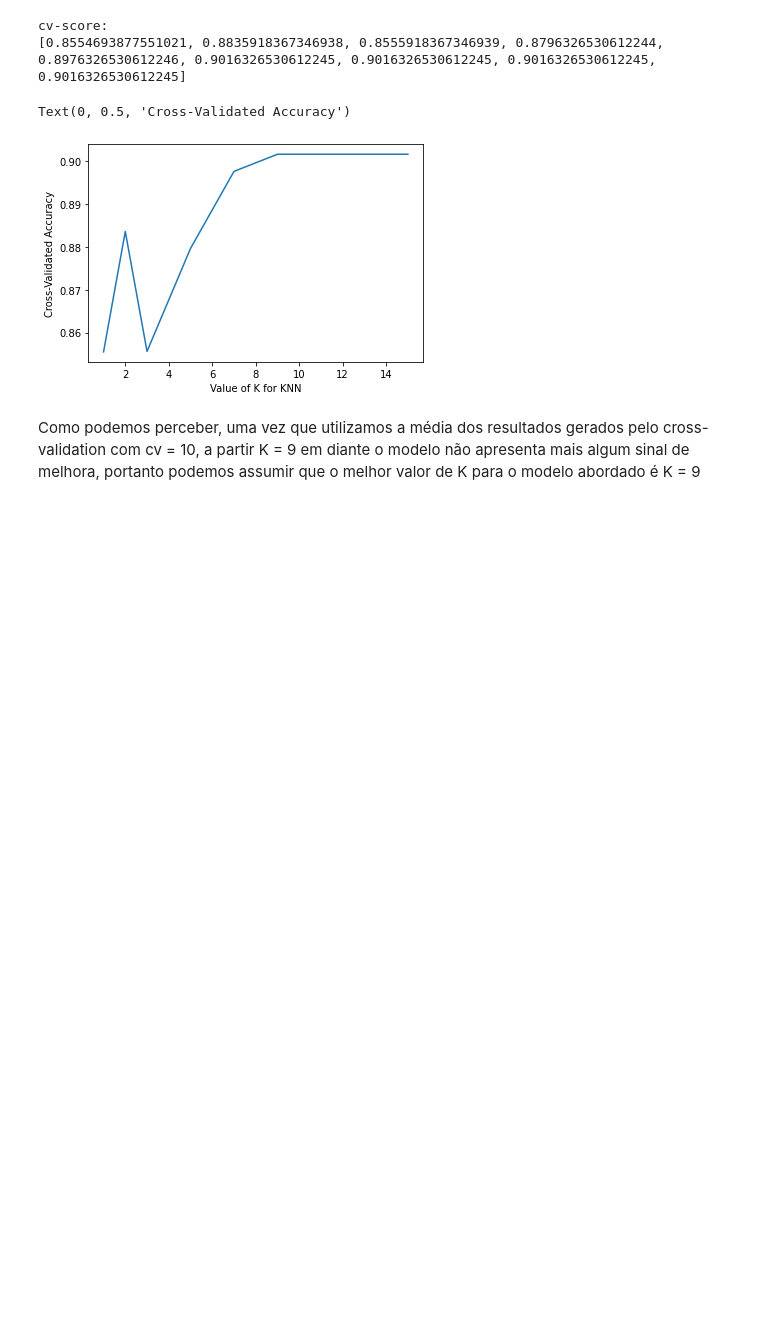
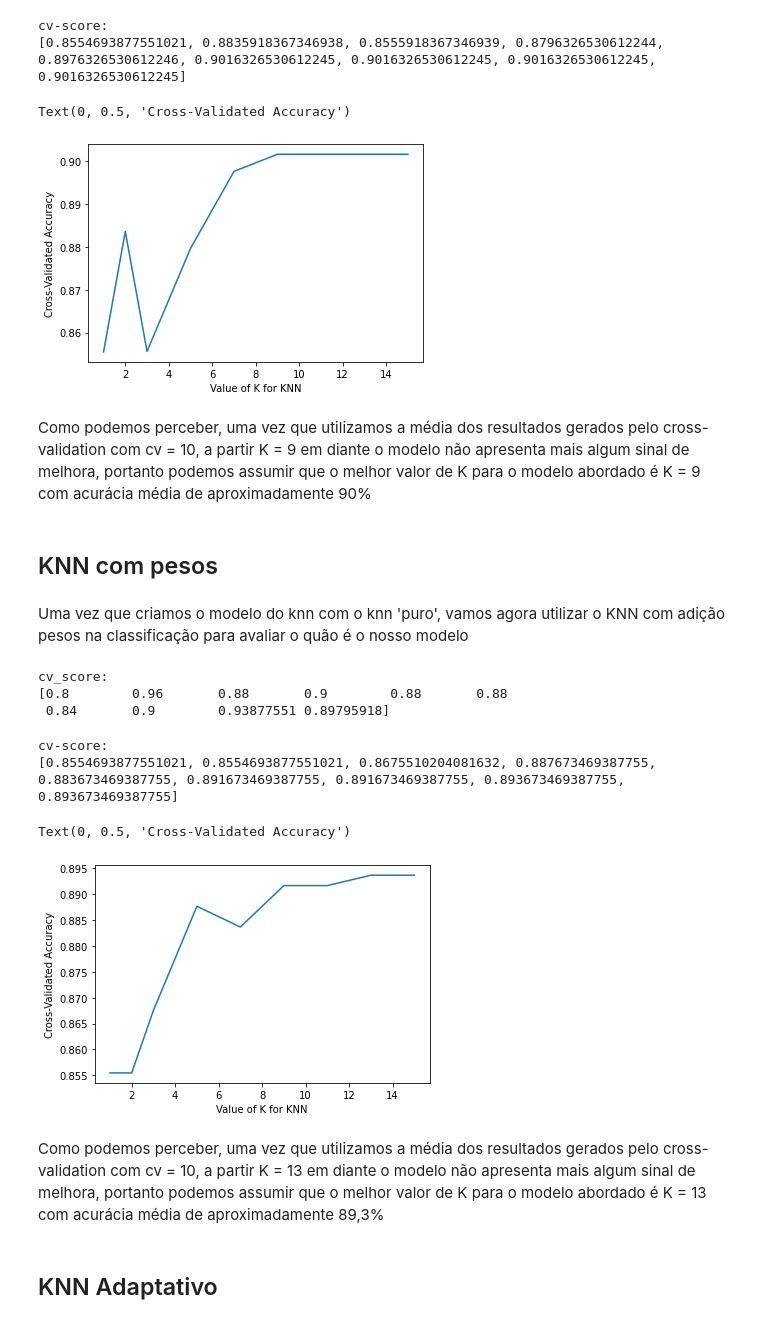
Before and after one commit to renatojmf/CM1-Software-Detection-Prediciton, a Jupyter notebook: swPrediction.ipynb, the cells around one changed output. Drawn from its saved outputs; the diff is of its cells as text; code cells hidden in the pictures; blank space fills up the shorter version.

Commit message:
Adição do knn com pesos e modelo do adaptativo

```diff
--- a/swPrediction.ipynb
+++ b/swPrediction.ipynb
@@ -88,4 +89,47 @@ plt.ylabel('Cross-Validated Accuracy')
 Text(0, 0.5, 'Cross-Validated Accuracy')
 [figure]
 # %% [markdown]
-Como podemos perceber, uma vez que utilizamos a média dos resultados gerados pelo cross-validation com cv = 10, a partir K = 9 em diante o modelo não apresenta mais algum sinal de melhora, portanto podemos assumir que o melhor valor de K para o modelo abordado é K = 9
+Como podemos perceber, uma vez que utilizamos a média dos resultados gerados pelo cross-validation com cv = 10, a partir K = 9 em diante o modelo não apresenta mais algum sinal de melhora, portanto podemos assumir que o melhor valor de K para o modelo abordado é K = 9 com acurácia média de aproximadamente 90%
+# %% [markdown]
+## KNN com pesos
+# %% [markdown]
+Uma vez que criamos o modelo do knn com o knn 'puro', vamos agora utilizar o KNN com adição pesos na classificação para avaliar o quão é o nosso modelo
+# %%
+X = dados[['loc','v(g)','ev(g)','iv(g)','n','v','l','d','i','e','b','t','lOCode','lOComment','lOBlank','locCodeAndComment','uniq_Op','uniq_Opnd','total_Op','total_Opnd','branchCount']]
+y = dados['defects']
+X_train, X_test, y_train, y_test = train_test_split(X, y,random_state=1)
+
+model = KNeighborsClassifier(n_neighbors=5, weights='distance')
+model.fit(X_train, y_train)
+
+print("cv_score:")
+print(cross_val_score(model, X, y, cv=10,scoring='accuracy'))
+# %% [output]
+cv_score:
+[0.8        0.96       0.88       0.9        0.88       0.88
+ 0.84       0.9        0.93877551 0.89795918]
+# %%
+k_range = [1,2,3,5,7,9,11,13,15]
+k_scores = []
+
+for k in k_range:
+  knn = KNeighborsClassifier(n_neighbors=k, weights='distance')
+  scores = cross_val_score(knn, X, y, cv=10, scoring='accuracy')
+  k_scores.append(scores.mean())
+
+print("cv-score:")
+print(k_scores)
+# %% [output]
+cv-score:
+[0.8554693877551021, 0.8554693877551021, 0.8675510204081632, 0.887673469387755, 0.883673469387755, 0.891673469387755, 0.891673469387755, 0.893673469387755, 0.893673469387755]
+# %%
+plt.plot(k_range, k_scores)
+plt.xlabel('Value of K for KNN')
+plt.ylabel('Cross-Validated Accuracy')
+# %% [output]
+Text(0, 0.5, 'Cross-Validated Accuracy')
+[figure, added]
+# %% [markdown]
+Como podemos perceber, uma vez que utilizamos a média dos resultados gerados pelo cross-validation com cv = 10, a partir K = 13 em diante o modelo não apresenta mais algum sinal de melhora, portanto podemos assumir que o melhor valor de K para o modelo abordado é K = 13 com acurácia média de aproximadamente 89,3%
+# %% [markdown]
+## KNN Adaptativo
```
Also changed, not shown: parts of 3 cells of this notebook.
